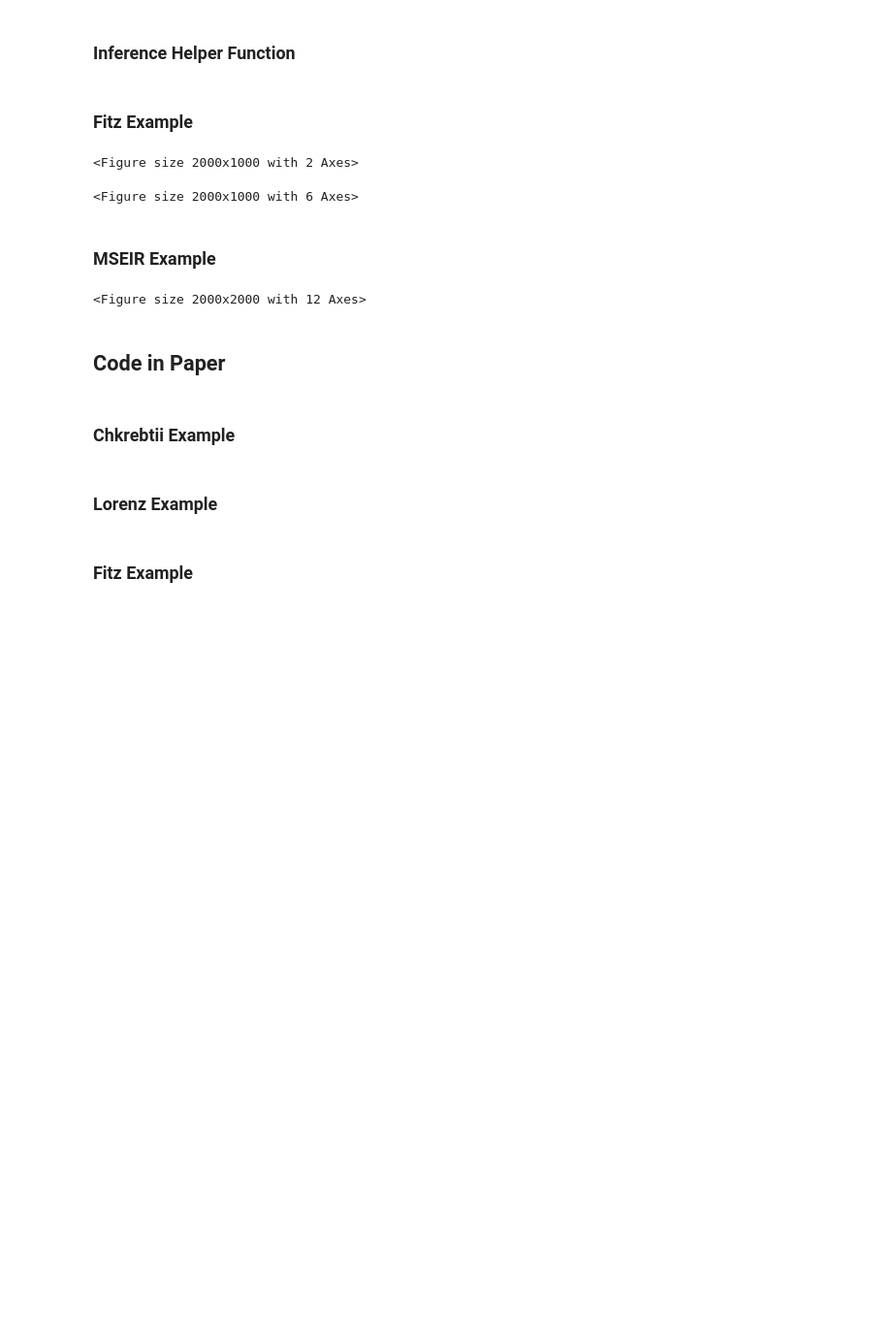
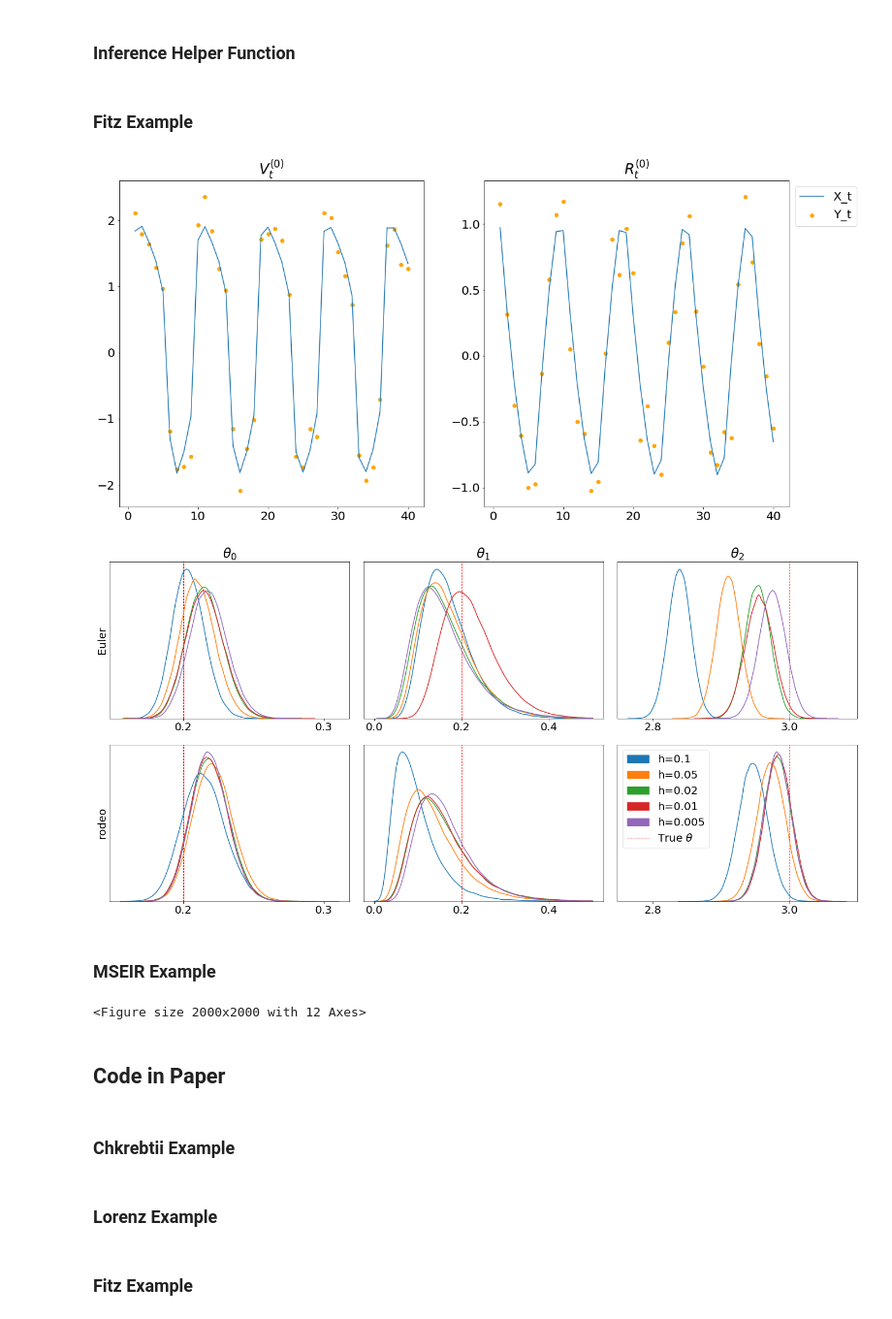
Before and after one commit to mlysy/rodeo-legacy, a Jupyter notebook: examples/Paper.ipynb, the cells around one changed output. Shown: that part at 97% size. Drawn from its saved outputs; the diff is of its cells as text; code cells hidden in the pictures; blank space fills up the shorter version.

```diff
--- a/examples/Paper.ipynb
+++ b/examples/Paper.ipynb
@@ -670,55 +689,55 @@ def fitz_example(load_calcs=False):
     inf = inference(state_ind, tmin, tmax, fitz)
     Y_t, X_t = inf.simulate(fitz, x0, theta_true, gamma)
     tseq = np.linspace(1, tmax, 40)
-    plt.rcParams.update({'font.size': 16})
+    plt.rcParams.update({'font.size': 20})
     fig, axs = plt.subplots(1, 2, figsize=(20, 10))
-    axs[0].scatter(tseq, X_t[:,0], label = 'X_t')
-    axs[0].scatter(tseq, Y_t[:,0], label = 'Y_t')
+    axs[0].plot(tseq, X_t[:,0], label = 'X_t')
+    axs[0].scatter(tseq, Y_t[:,0], label = 'Y_t', color='orange')
     axs[0].set_title("$V^{(0)}_t$")
-    axs[0].legend(loc='center left')
-    axs[1].scatter(tseq, X_t[:,1], label = 'X_t')
-    axs[1].scatter(tseq, Y_t[:,1], label = 'Y_t')
+    axs[1].plot(tseq, X_t[:,1], label = 'X_t')
+    axs[1].scatter(tseq, Y_t[:,1], label = 'Y_t', color='orange')
     axs[1].set_title("$R^{(0)}_t$")
-    #fig.savefig('figures/fitzsim.pdf')
+    axs[1].legend(loc='upper left', bbox_to_anchor=[1, 1])
+    fig.savefig('figures/fitzsim.pdf')
 
     hlst = np.array([0.1, 0.05, 0.02, 0.01, 0.005])
     if load_calcs:
         theta_euler = np.load('saves/fitz_theta_euler.npy')
-        theta_kalman = np.load('saves/fitz_theta_kalman.npy')
+        theta_kalman = np.load('saves/fitz_theta_kalman2.npy')
     else:
         # Parameter inference using Euler's approximation
         theta_euler = np.zeros((len(hlst), n_samples, n_theta))
         for i in range(len(hlst)):
             phi_hat, phi_var = inf.phi_fit(Y_t, x0, hlst[i], theta_true, phi_sd, gamma, False)
             theta_euler[i] = inf.theta_sample(phi_hat, phi_var, n_samples)
         np.save('saves/fitz_theta_euler.npy', theta_euler)
 
         # Parameter inference using Kalman solver
         theta_kalman = np.zeros((len(hlst), n_samples, n_theta))
         for i in range(len(hlst)):
             print(hlst[i])
             ode_init = ibm_init(hlst[i], n_deriv_prior, sigma)
             x0_state = zero_pad(X0, n_deriv, n_deriv_prior)
             kinit = indep_init(ode_init, n_deriv_prior)
             n_eval = int((tmax-tmin)/hlst[i])
             kode = KalmanODE(W, tmin, tmax, n_eval, fitz, **kinit)
             inf.kode = kode
             inf.W = W
             phi_hat, phi_var = inf.phi_fit(Y_t, x0_state, hlst[i], theta_true, phi_sd, gamma, True)
             theta_kalman[i] = inf.theta_sample(phi_hat, phi_var, n_samples)
-        np.save('saves/fitz_theta_kalman.npy', theta_kalman)
+        np.save('saves/fitz_theta_kalman2.npy', theta_kalman)
 
     # Produces the graph in Figure 3
-    plt.rcParams.update({'font.size': 16})
+    plt.rcParams.update({'font.size': 20})
     figure = inf.theta_plot(theta_euler, theta_kalman, theta_true, hlst, clip=[None, (0, 0.5), None])
-    figure.savefig('figures/fitzfigure.png')
+    figure.savefig('figures/fitzfigure.pdf')
     return
 
 if __name__ == '__main__':
     fitz_example(True)
 # %% [output]
-<Figure size 2000x1000 with 2 Axes>
-<Figure size 2000x1000 with 6 Axes>
+[figure, added]
+[figure, added]
 # %% [markdown]
 ### MSEIR Example
 # %%
```
Also changed, not shown: parts of 9 cells of this notebook, 18 other files.
